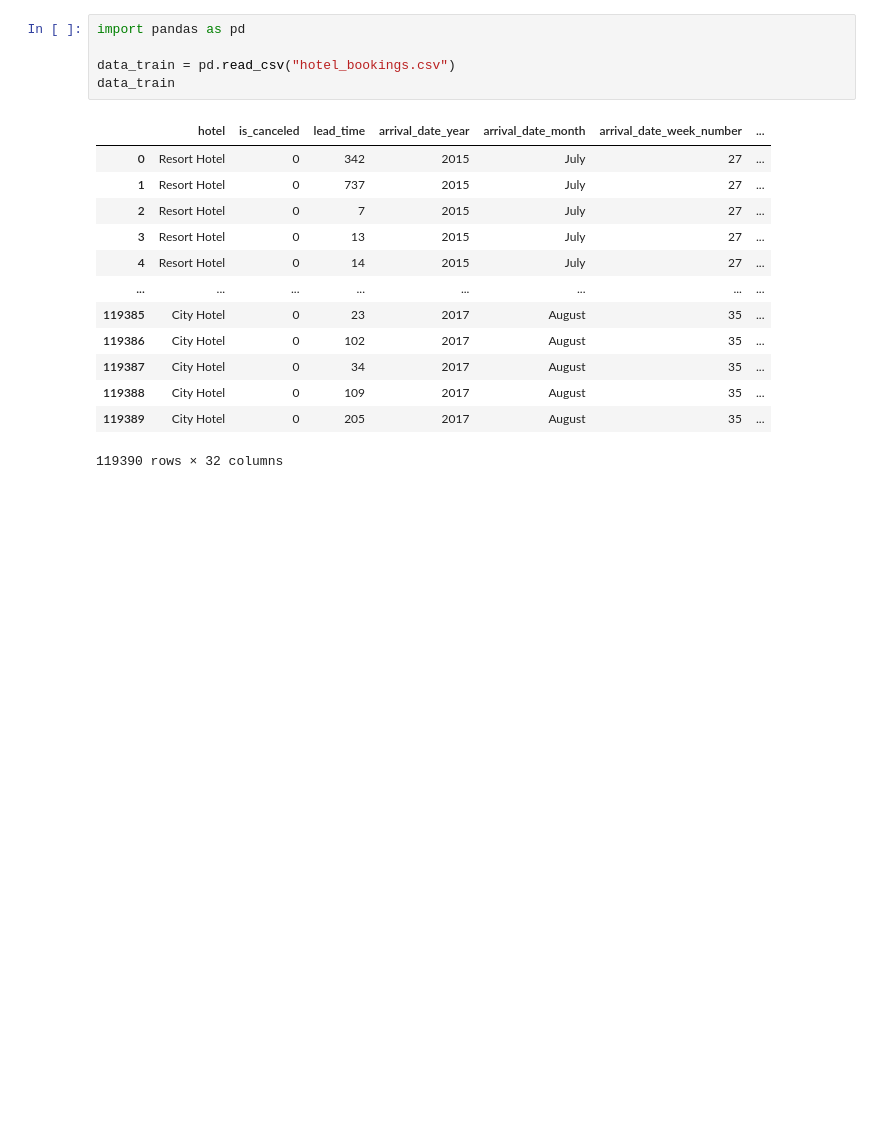
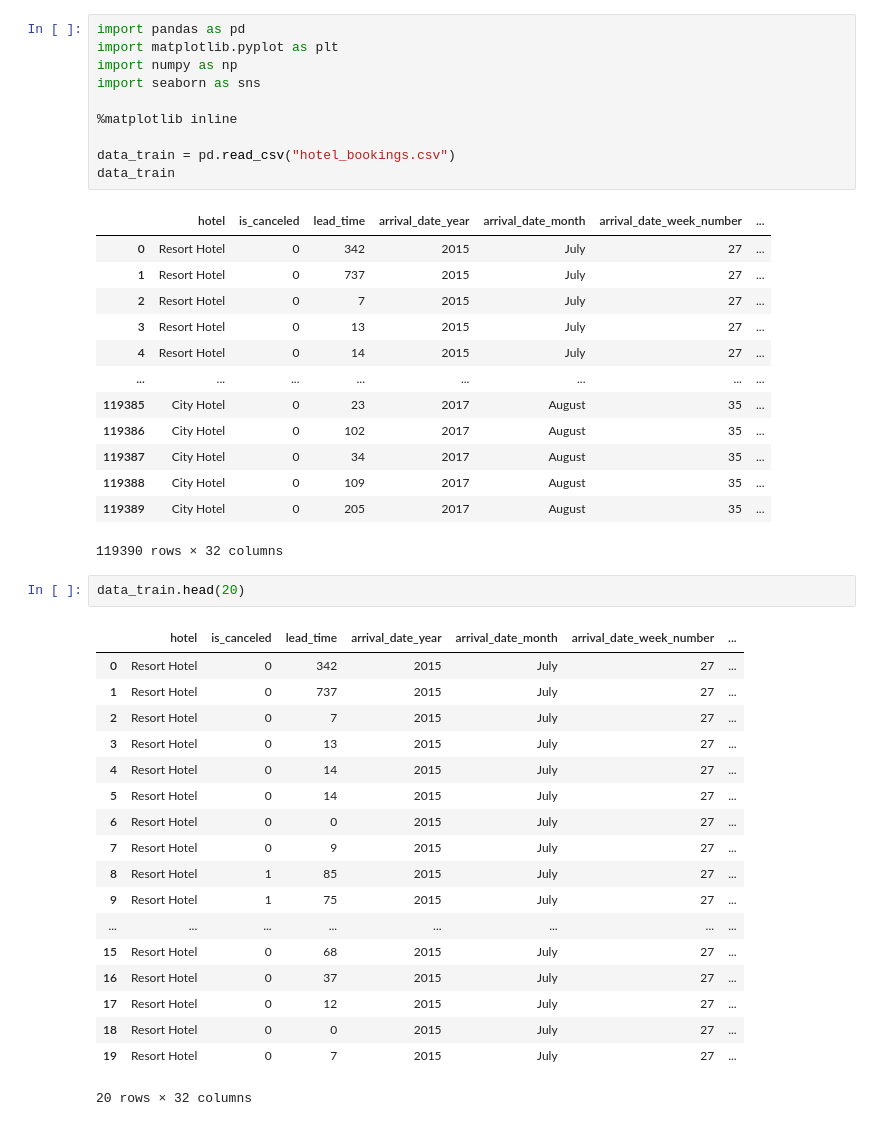
Before and after one commit to jiachongliu/MyKaggleCode, a Jupyter notebook: Hotel-booking-demand/Untitled.ipynb, the cells around one changed output. Cells and saved outputs as stored; diff of their text form; blank space fills up the shorter version.

```diff
--- a/Hotel-booking-demand/Untitled.ipynb
+++ b/Hotel-booking-demand/Untitled.ipynb
@@ -1,5 +1,10 @@
 # %%
 import pandas as pd
+import matplotlib.pyplot as plt
+import numpy as np
+import seaborn as sns
+
+%matplotlib inline
 
 data_train = pd.read_csv("hotel_bookings.csv")
 data_train
@@ -17,3 +22,24 @@ data_train
 | 119388 | City Hotel | 0 | 109 | 2017 | August | 35 | ... |
 | 119389 | City Hotel | 0 | 205 | 2017 | August | 35 | ... |
 119390 rows × 32 columns
+# %%
+data_train.head(20)
+# %% [output]
+|  | hotel | is_canceled | lead_time | arrival_date_year | arrival_date_month | arrival_date_week_number | ... |
+| 0 | Resort Hotel | 0 | 342 | 2015 | July | 27 | ... |
+| 1 | Resort Hotel | 0 | 737 | 2015 | July | 27 | ... |
+| 2 | Resort Hotel | 0 | 7 | 2015 | July | 27 | ... |
+| 3 | Resort Hotel | 0 | 13 | 2015 | July | 27 | ... |
+| 4 | Resort Hotel | 0 | 14 | 2015 | July | 27 | ... |
+| 5 | Resort Hotel | 0 | 14 | 2015 | July | 27 | ... |
+| 6 | Resort Hotel | 0 | 0 | 2015 | July | 27 | ... |
+| 7 | Resort Hotel | 0 | 9 | 2015 | July | 27 | ... |
+| 8 | Resort Hotel | 1 | 85 | 2015 | July | 27 | ... |
+| 9 | Resort Hotel | 1 | 75 | 2015 | July | 27 | ... |
+| ... | ... | ... | ... | ... | ... | ... | ... |
+| 15 | Resort Hotel | 0 | 68 | 2015 | July | 27 | ... |
+| 16 | Resort Hotel | 0 | 37 | 2015 | July | 27 | ... |
+| 17 | Resort Hotel | 0 | 12 | 2015 | July | 27 | ... |
+| 18 | Resort Hotel | 0 | 0 | 2015 | July | 27 | ... |
+| 19 | Resort Hotel | 0 | 7 | 2015 | July | 27 | ... |
+20 rows × 32 columns
```
Also changed, not shown: parts of 3 cells of this notebook, 1 other file.
